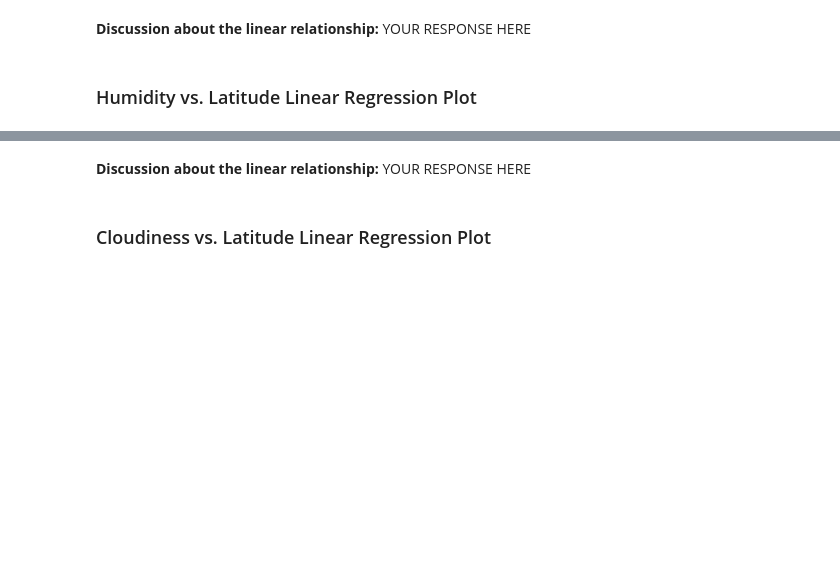
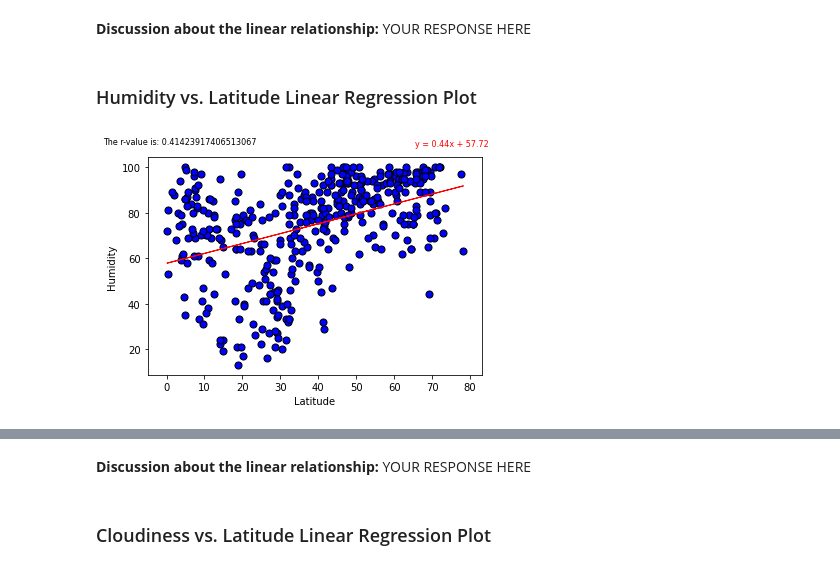
Before and after one commit to JoshMBell/python-api-challenge, a Jupyter notebook: WeatherPy/WeatherPy.ipynb, the cells around one changed output, grey strips where cells are left out. Cells and saved outputs as stored; diff of their text form; code cells hidden in the pictures; blank space fills up the shorter version.

```diff
--- a/WeatherPy/WeatherPy.ipynb
+++ b/WeatherPy/WeatherPy.ipynb
@@ -294,0 +319,6 @@ southern_hemi_df.head()
+# %%
+# Northern Hemisphere
+y_variable = 'Humidity'
+create_plot(northern_hemi_df, y_variable)
+# %% [output]
+[figure, added]
```
Also changed, not shown: parts of 34 cells of this notebook.
